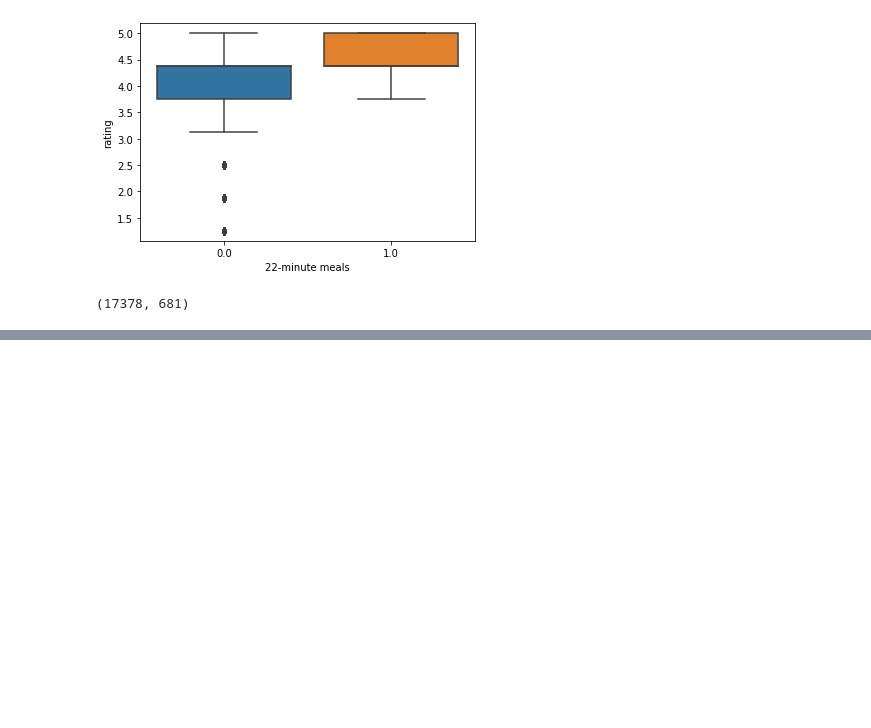
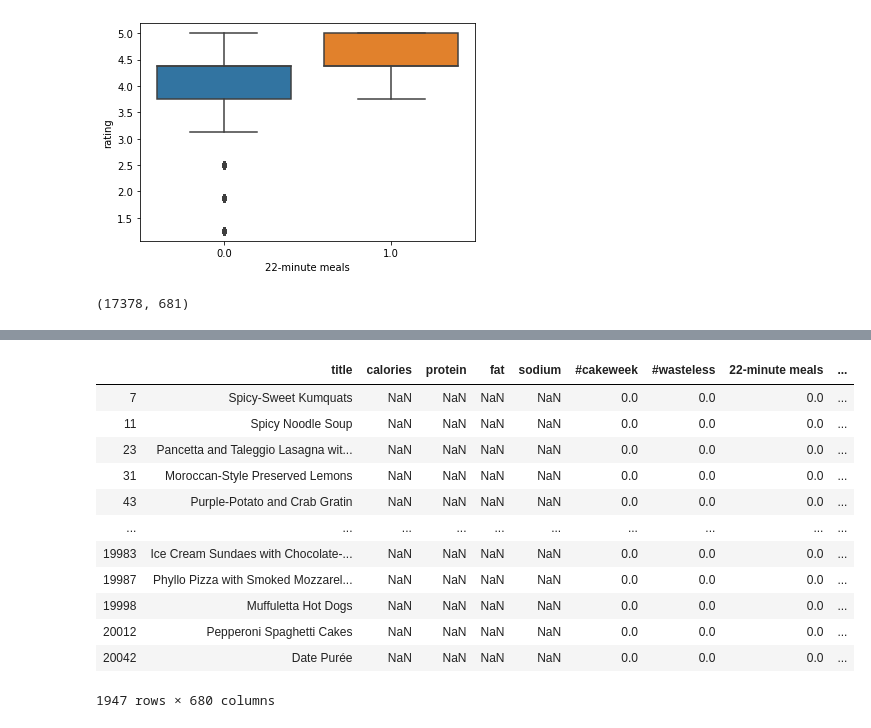
Before and after one commit to ivesulca/Recipe_Rating_Prediction, a Jupyter notebook: finalproj_bw_dataclean.ipynb, the cells around one changed output, grey strips where cells are left out. Cells and saved outputs as stored; diff of their text form; code cells hidden in the pictures; blank space fills up the shorter version.

```diff
--- a/finalproj_bw_dataclean.ipynb
+++ b/finalproj_bw_dataclean.ipynb
@@ -298,3 +298,13 @@ sns.boxplot(x="22-minute meals", y="rating",  data=pd.concat([X,y], axis=1))
 X.shape
 # %% [output]
 (17378, 681)
+# %%
+# filtering columns related to "healthy"
+
+for col in X.columns:
+    if "low" in col:
+        print(col)
+    if "fat" in col:
+        print(col)
+    if "healt" in col:
+        print(col)
@@ -300,0 +389,16 @@ X.shape
+# %%
+data_pd.loc[(data_pd["calories"].isna()) & (data_pd["allhealthy"] == 0)]
+# %% [output]
+|  | title | calories | protein | fat | sodium | #cakeweek | #wasteless | 22-minute meals | ... |
+| 7 | Spicy-Sweet Kumquats | NaN | NaN | NaN | NaN | 0.0 | 0.0 | 0.0 | ... |
+| 11 | Spicy Noodle Soup | NaN | NaN | NaN | NaN | 0.0 | 0.0 | 0.0 | ... |
+| 23 | Pancetta and Taleggio Lasagna wit... | NaN | NaN | NaN | NaN | 0.0 | 0.0 | 0.0 | ... |
+| 31 | Moroccan-Style Preserved Lemons | NaN | NaN | NaN | NaN | 0.0 | 0.0 | 0.0 | ... |
+| 43 | Purple-Potato and Crab Gratin | NaN | NaN | NaN | NaN | 0.0 | 0.0 | 0.0 | ... |
+| ... | ... | ... | ... | ... | ... | ... | ... | ... | ... |
+| 19983 | Ice Cream Sundaes with Chocolate-... | NaN | NaN | NaN | NaN | 0.0 | 0.0 | 0.0 | ... |
+| 19987 | Phyllo Pizza with Smoked Mozzarel... | NaN | NaN | NaN | NaN | 0.0 | 0.0 | 0.0 | ... |
+| 19998 | Muffuletta Hot Dogs | NaN | NaN | NaN | NaN | 0.0 | 0.0 | 0.0 | ... |
+| 20012 | Pepperoni Spaghetti Cakes | NaN | NaN | NaN | NaN | 0.0 | 0.0 | 0.0 | ... |
+| 20042 | Date Purée | NaN | NaN | NaN | NaN | 0.0 | 0.0 | 0.0 | ... |
+1947 rows × 680 columns
```
Also changed, not shown: parts of 15 cells of this notebook.
